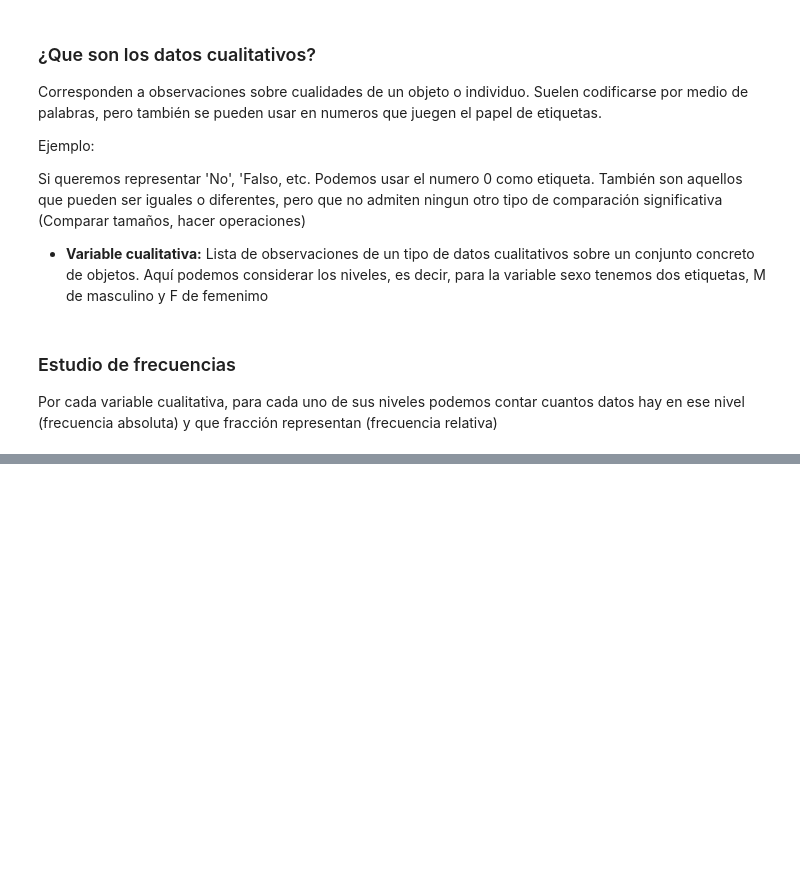
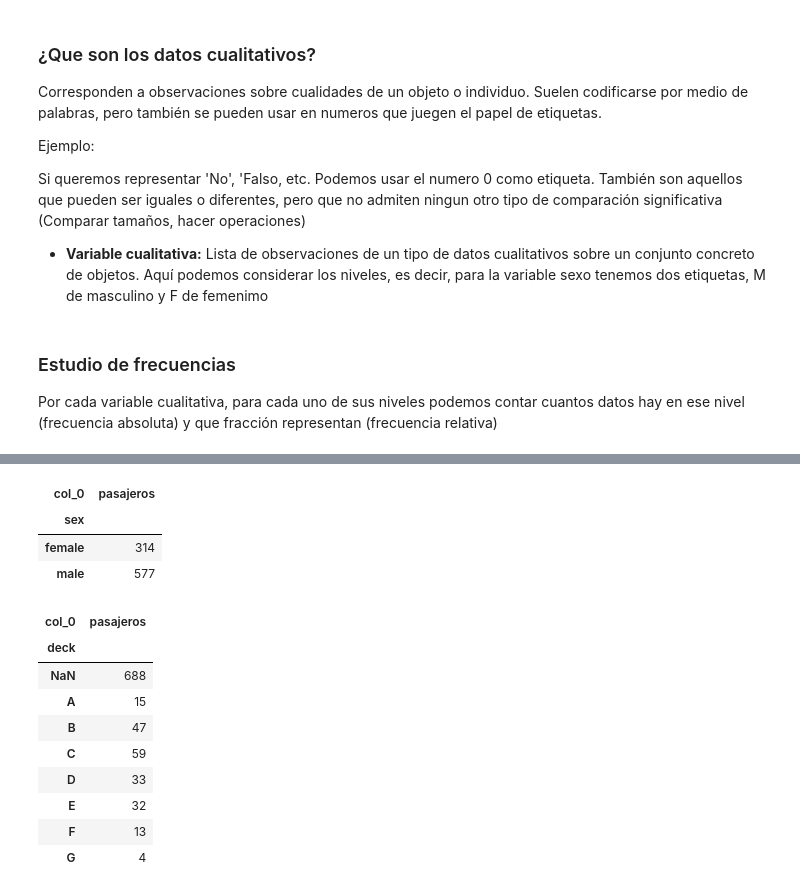
Before and after one commit to sebastian9610/Frogames, a Jupyter notebook: Estadistica-Descriptiva-RStudio-y-Python/EstDescriptiva-Datos-Cualitativos/Apuntes.ipynb, the cells around one changed output, grey strips where cells are left out. Saved outputs shown, nothing was run; the diff lists cells and outputs as text; code cells hidden in the pictures; blank space fills up the shorter version.

```diff
--- a/Estadistica-Descriptiva-RStudio-y-Python/EstDescriptiva-Datos-Cualitativos/Apuntes.ipynb
+++ b/Estadistica-Descriptiva-RStudio-y-Python/EstDescriptiva-Datos-Cualitativos/Apuntes.ipynb
@@ -18,0 +44,4 @@ Por cada variable cualitativa, para cada uno de sus niveles podemos contar cuant
+# %%
+df_titanic['survived'] = pd.Categorical(df_titanic['survived'])
+df_titanic['pclass'] = pd.Categorical(df_titanic['pclass'])
+df_titanic['sex'] = pd.Categorical(df_titanic['sex'])
@@ -18,0 +66,21 @@ Por cada variable cualitativa, para cada uno de sus niveles podemos contar cuant
+# %%
+pd.crosstab(index=df_titanic['sex'], columns='pasajeros')
+# %% [output]
+| col_0 | pasajeros |
+| sex |  |
+| female | 314 |
+| male | 577 |
+# %%
+tab_c = pd.crosstab(index=df_titanic['deck'], columns='pasajeros', dropna=False)
+tab_c
+# %% [output]
+| col_0 | pasajeros |
+| deck |  |
+| NaN | 688 |
+| A | 15 |
+| B | 47 |
+| C | 59 |
+| D | 33 |
+| E | 32 |
+| F | 13 |
+| G | 4 |
```
Also changed, not shown: parts of 9 cells of this notebook.
